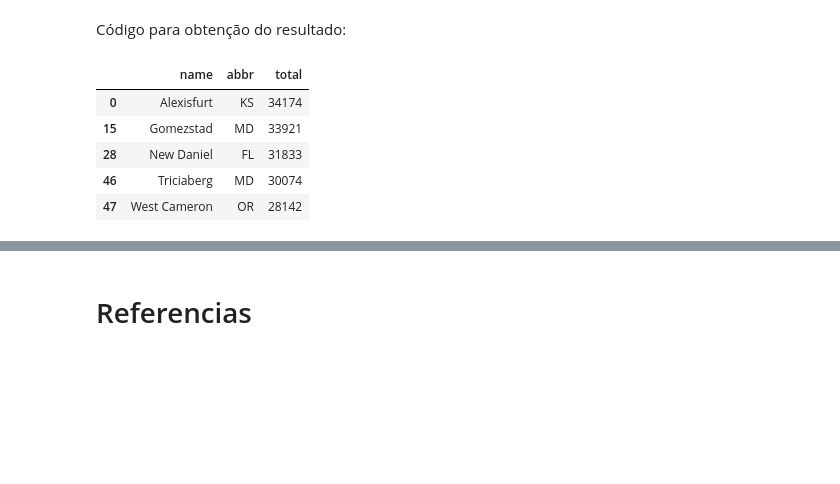
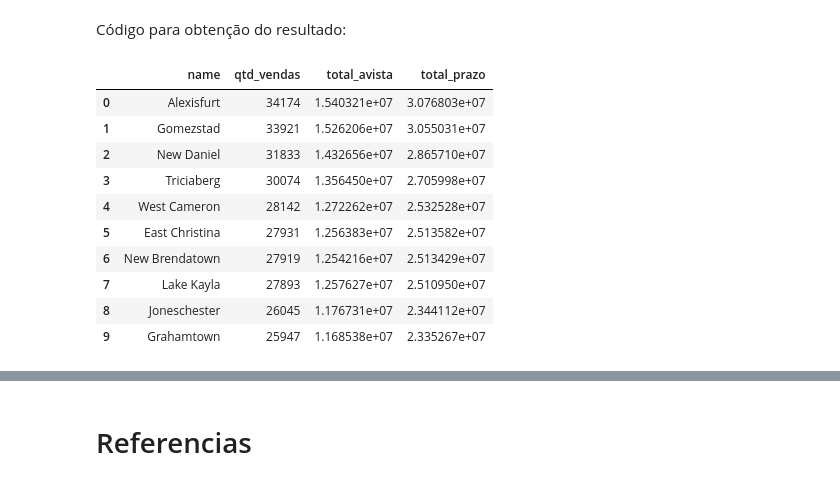
Before and after one commit to savioserra/trab-banco-dados, a Jupyter notebook: artifacts/notebooks/relatorio.ipynb, the cells around one changed output, grey strips where cells are left out. Drawn from its saved outputs; the diff is of its cells as text; code cells hidden in the pictures; blank space fills up the shorter version.

```diff
--- a/artifacts/notebooks/relatorio.ipynb
+++ b/artifacts/notebooks/relatorio.ipynb
@@ -98,12 +136,31 @@ group by cities.name, states.abbr"""
+# %%
+sql = """
+    SELECT CITIES.NAME,
+       COUNT(*)                   AS QTD_VENDAS,
+       SUM(ST.SALE_PRICE_SPOT)    AS TOTAL_AVISTA,
+       SUM(ST.SALE_PRICE_FORWARD) AS TOTAL_PRAZO
+    FROM CITIES
+           JOIN STATES ON STATES.ID = CITIES.STATE_ID
+           JOIN ADDRESSES ON ADDRESSES.CITY_ID = CITIES.ID AND ADDRESSES.STATE_ID = STATES.ID
+           JOIN PROFILES ON PROFILES.ADDRESS_ID = ADDRESSES.ID
+           JOIN SALES ON SALES.CLIENT_PROFILE_ID = PROFILES.ID
+           JOIN ITEMS_STOCK ST ON SALES.ID = ST.SALE_ID
+    GROUP BY CITIES.NAME
+    ORDER BY QTD_VENDAS DESC"""
 # %%
-vendas_resumo = pd.read_sql_query(sql, con=engine).sort_values('total', ascending=False)
+vendas_resumo = pd.read_sql_query(sql, con=engine)
 
-vendas_resumo.head()
+vendas_resumo[:10]
 # %% [output]
-|  | name | abbr | total |
-| 0 | Alexisfurt | KS | 34174 |
-| 15 | Gomezstad | MD | 33921 |
-| 28 | New Daniel | FL | 31833 |
-| 46 | Triciaberg | MD | 30074 |
-| 47 | West Cameron | OR | 28142 |
+|  | name | qtd_vendas | total_avista | total_prazo |
+| 0 | Alexisfurt | 34174 | 1.540321e+07 | 3.076803e+07 |
+| 1 | Gomezstad | 33921 | 1.526206e+07 | 3.055031e+07 |
+| 2 | New Daniel | 31833 | 1.432656e+07 | 2.865710e+07 |
+| 3 | Triciaberg | 30074 | 1.356450e+07 | 2.705998e+07 |
+| 4 | West Cameron | 28142 | 1.272262e+07 | 2.532528e+07 |
+| 5 | East Christina | 27931 | 1.256383e+07 | 2.513582e+07 |
+| 6 | New Brendatown | 27919 | 1.254216e+07 | 2.513429e+07 |
+| 7 | Lake Kayla | 27893 | 1.257627e+07 | 2.510950e+07 |
+| 8 | Joneschester | 26045 | 1.176731e+07 | 2.344112e+07 |
+| 9 | Grahamtown | 25947 | 1.168538e+07 | 2.335267e+07 |
 # %%
```
Also changed, not shown: parts of 15 cells of this notebook, 1 other file.
